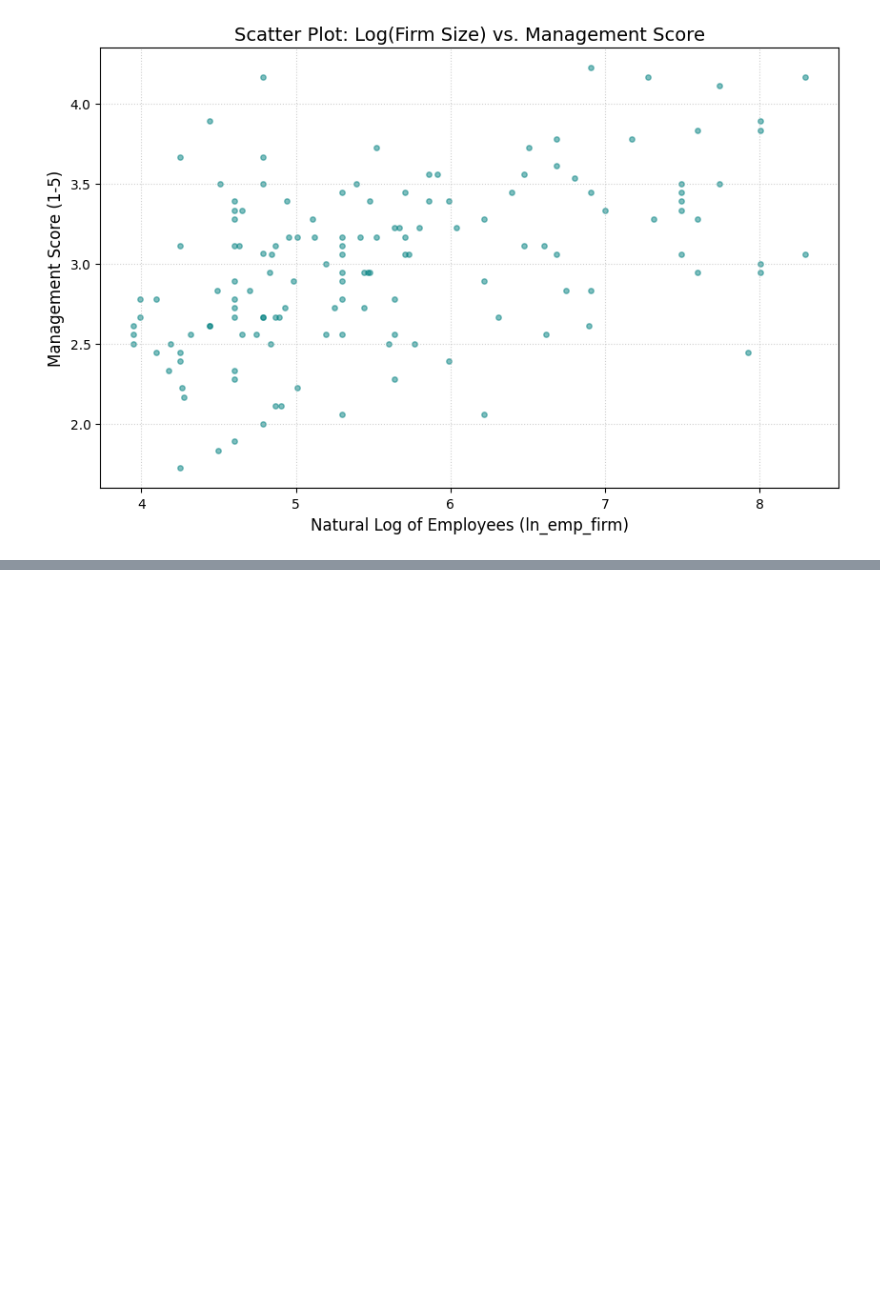
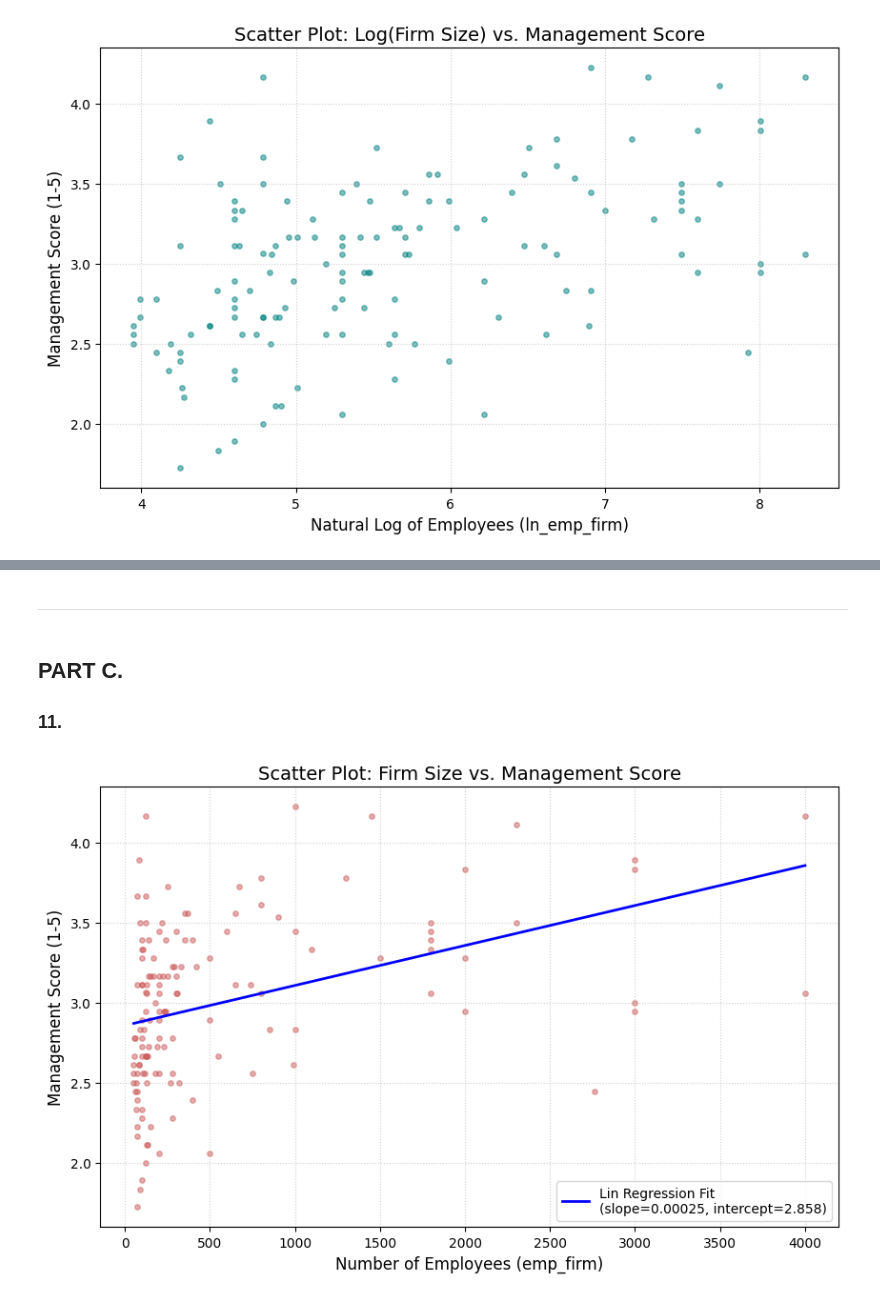
Before and after one commit to racso-vs/econometrics, a Jupyter notebook: Homework_1.ipynb, the cells around one changed output, grey strips where cells are left out. Cells and saved outputs as stored; diff of their text form; code cells hidden in the pictures; blank space fills up the shorter version.

Commit message:
Start part 6

```diff
--- a/Homework_1.ipynb
+++ b/Homework_1.ipynb
@@ -379,0 +399,36 @@ plt.show()
+# %% [markdown]
+---
+# %% [markdown]
+## PART C.
+
+### 11.
+# %%
+from scipy.stats import linregress
+
+result = linregress(df1['emp_firm'], df1['management'])
+a = result.slope
+b = result.intercept
+
+x = np.linspace(df1['emp_firm'].min(), df1['emp_firm'].max(), 100)
+y = a * x + b
+
+
+
+# Create the scatter plot
+plt.figure(figsize=(10, 6))
+
+plt.scatter(df1['emp_firm'], df1['management'],
+            alpha=0.5, color='indianred', s=15)
+plt.plot(x, y, color='blue', lw=2, label=f'Lin Regression Fit \n(slope={a:.5f}, intercept={b:.3f})')
+
+# Labeling the graph
+plt.title('Scatter Plot: Firm Size vs. Management Score', fontsize=14)
+plt.xlabel('Number of Employees (emp_firm)', fontsize=12)
+plt.ylabel('Management Score (1-5)', fontsize=12)
+plt.legend()
+
+# Display
+plt.grid(True, linestyle=':', alpha=0.6)
+plt.show()
+# %% [output]
+[figure, added]
```
Also changed, not shown: parts of 7 cells of this notebook.
